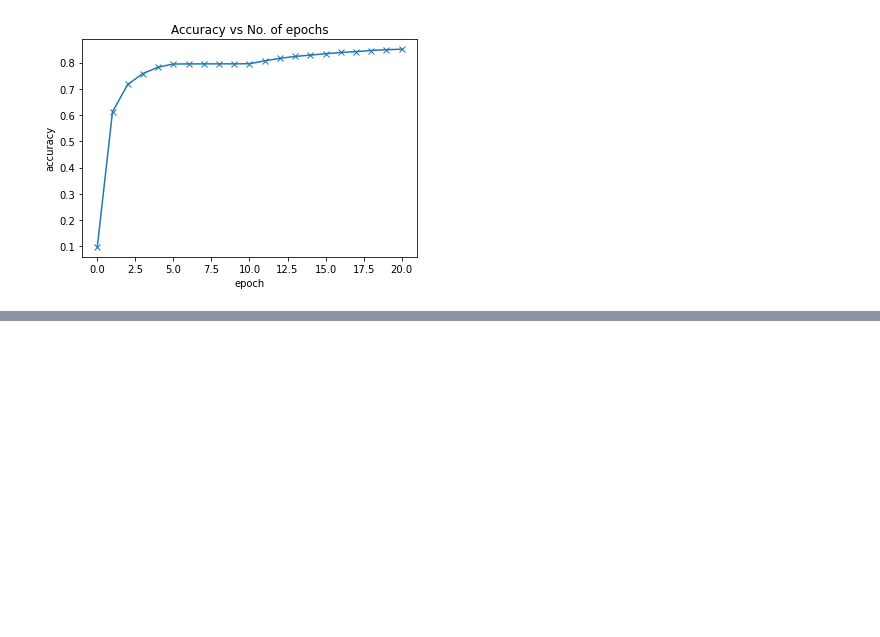
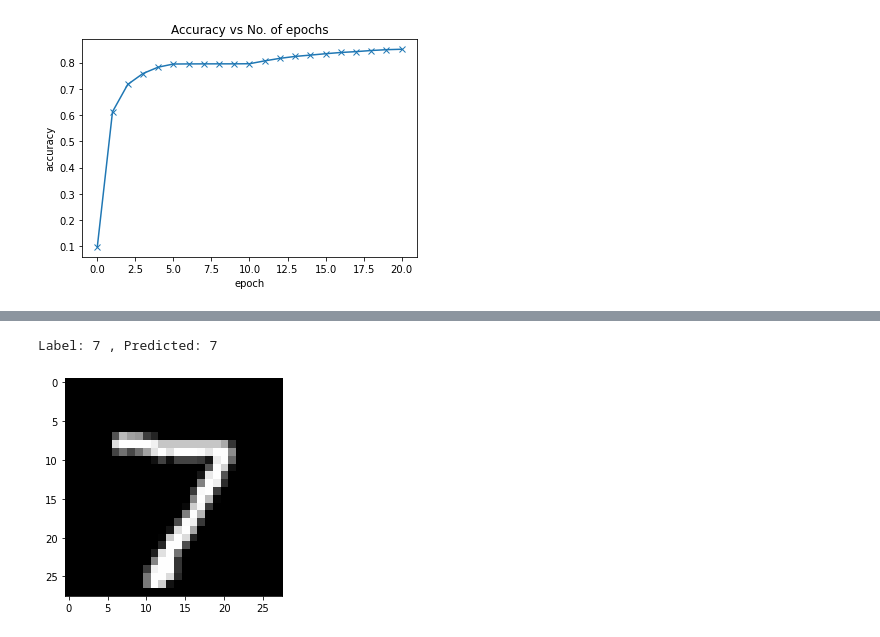
Before and after one commit to ksachchidanand/Deep-Learning, a Jupyter notebook: Zero to GANs/Logistic Regression.ipynb, the cells around one changed output, grey strips where cells are left out. Cells and saved outputs as stored; diff of their text form; code cells hidden in the pictures; blank space fills up the shorter version.

```diff
--- a/Zero to GANs/Logistic Regression.ipynb
+++ b/Zero to GANs/Logistic Regression.ipynb
@@ -346,0 +364,13 @@ plt.title('Accuracy vs No. of epochs');
+# %%
+def predict_image(image, model) :
+  xb = image.unsqueeze(0)
+  yb = model(xb)
+  _, preds = torch.max(yb, dim=1)
+  return preds[0].item()
+# %%
+img, label = test_dataset[0]
+plt.imshow(img[0], cmap='gray')
+print('Label:', label, ', Predicted:', predict_image(img, model))
+# %% [output]
+Label: 7 , Predicted: 7
+[figure, added]
```
Also changed, not shown: parts of 13 cells of this notebook.
